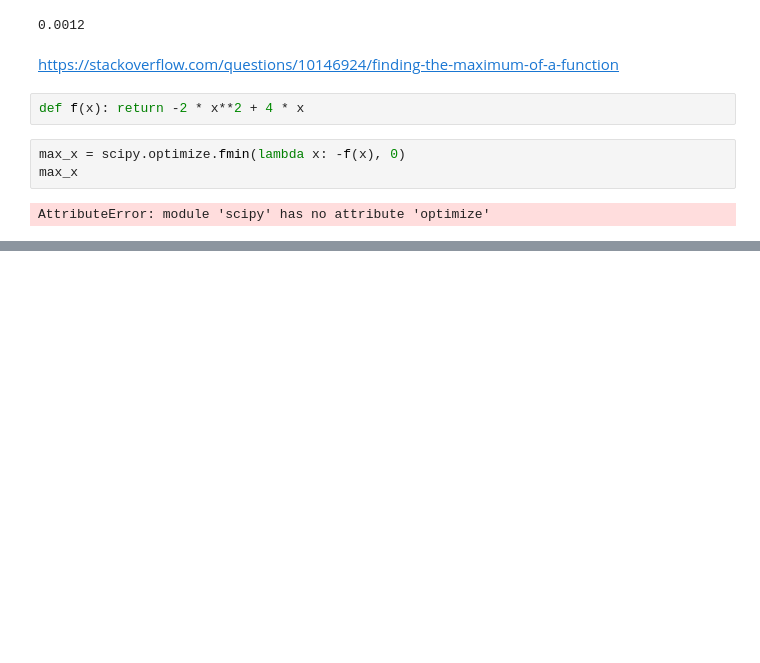
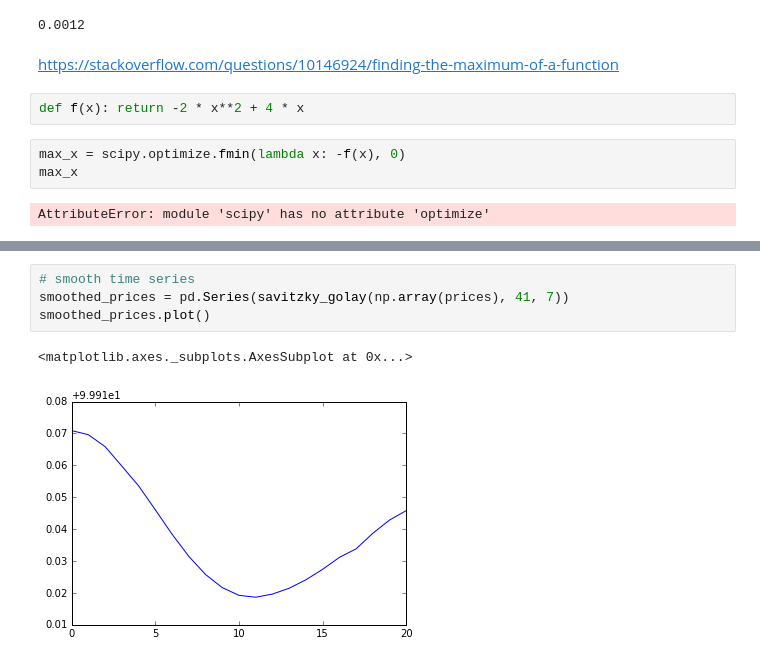
Before and after one commit to joerischasfoort/hfm-abm, a Jupyter notebook: Optimization-book.ipynb, the cells around one changed output, grey strips where cells are left out. Saved outputs shown, nothing was run; the diff lists cells and outputs as text; blank space fills up the shorter version.

```diff
--- a/Optimization-book.ipynb
+++ b/Optimization-book.ipynb
@@ -52,0 +66,7 @@ AttributeError: module 'scipy' has no attribute 'optimize'
+# %%
+# smooth time series
+smoothed_prices = pd.Series(savitzky_golay(np.array(prices), 41, 7))
+smoothed_prices.plot()
+# %% [output]
+<matplotlib.axes._subplots.AxesSubplot at 0x...>
+[figure, added]
```
Also changed, not shown: parts of 4 cells of this notebook, 1 other file.
